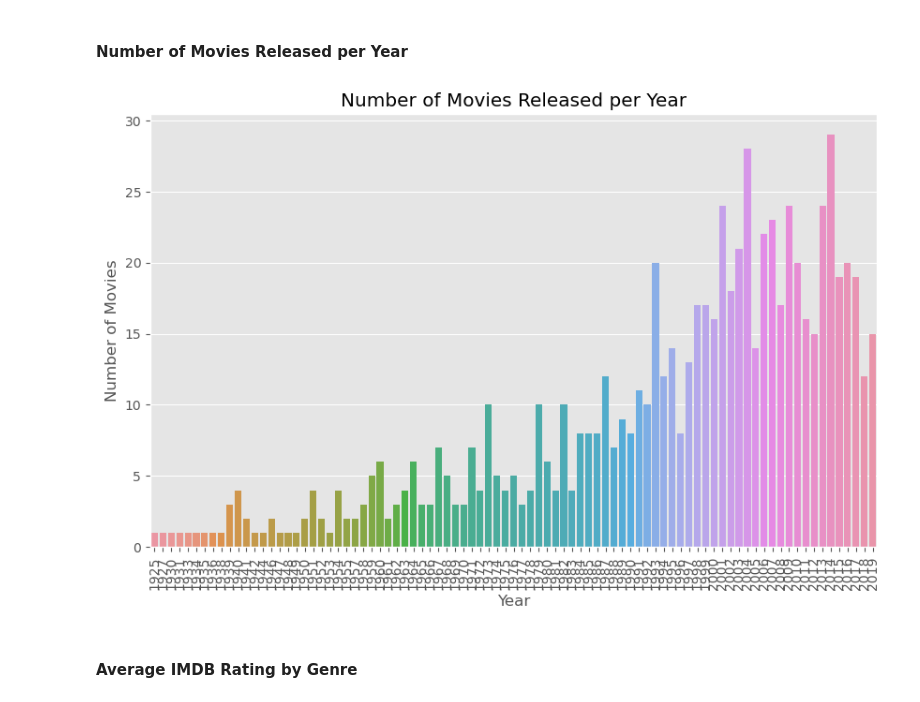
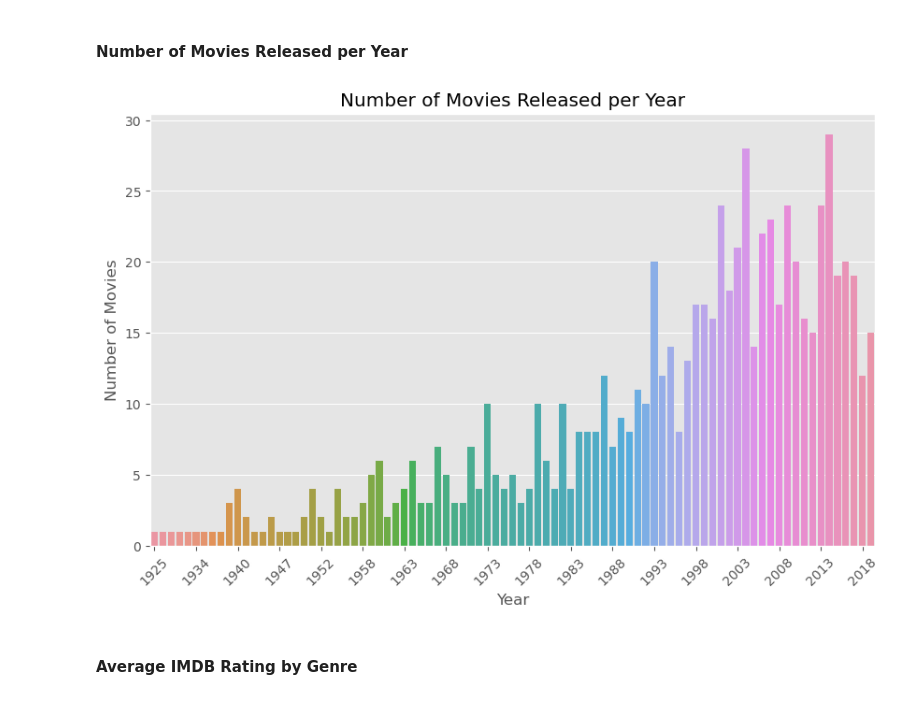
Before and after one commit to jwmathis/Project4, a Jupyter notebook: Project4.ipynb, the cells around one changed output. Saved outputs shown, nothing was run; the diff lists cells and outputs as text; code cells hidden in the pictures.

```diff
--- a/Project4.ipynb
+++ b/Project4.ipynb
@@ -282,6 +308,17 @@ new_columns = list(movies_df.columns)
 new_columns.remove('Rank')
 new_columns.insert(0, 'Rank')
 movies_df = movies_df[new_columns]
+
+# reducing types of genres
+movies_df['Genre'] = movies_df['Genre'].str.replace(r'Crime.*', 'Crime', regex=True)
+movies_df['Genre'] = movies_df['Genre'].str.replace(r'Action.*', 'Action', regex=True)
+movies_df['Genre'] = movies_df['Genre'].str.replace(r'Biography.*', 'Biography', regex=True)
+movies_df['Genre'] = movies_df['Genre'].str.replace(r'Animation.*', 'Animation', regex=True)
+movies_df['Genre'] = movies_df['Genre'].str.replace(r'Mystery.*', 'Mystery', regex=True)
+movies_df['Genre'] = movies_df['Genre'].str.replace(r'Drama.*', 'Drama', regex=True)
+movies_df['Genre'] = movies_df['Genre'].str.replace(r'Adventure.*', 'Adventure', regex=True)
+movies_df['Genre'] = movies_df['Genre'].str.replace(r'Romance$', 'Romance', regex=True)
+movies_df['Genre'] = movies_df['Genre'].str.replace(r'Comedy.*', 'Comedy', regex=True)
 
 # drop unused columns
 movies_df.drop(['Certificate', 'Poster_Link'], axis=1, inplace=True)
@@ -363,11 +400,13 @@ plt.ylabel('Frequency');
 # %%
 plt.figure(figsize=(10,6))
 sns.countplot(data=movies_df, x='Released_Year')
 plt.title('Number of Movies Released per Year')
 plt.xlabel('Year')
 plt.ylabel('Number of Movies')
-plt.xticks(rotation=90);
+plt.xticks(rotation=45, fontsize=10)
+
+plt.gca().xaxis.set_major_locator(plt.MaxNLocator(nbins=20));
 # %% [output]
-[figure, old version]
+[figure, new version]
 # %% [markdown]
 #### Average IMDB Rating by Genre
```
Also changed, not shown: parts of 5 cells of this notebook, 2 other files.
